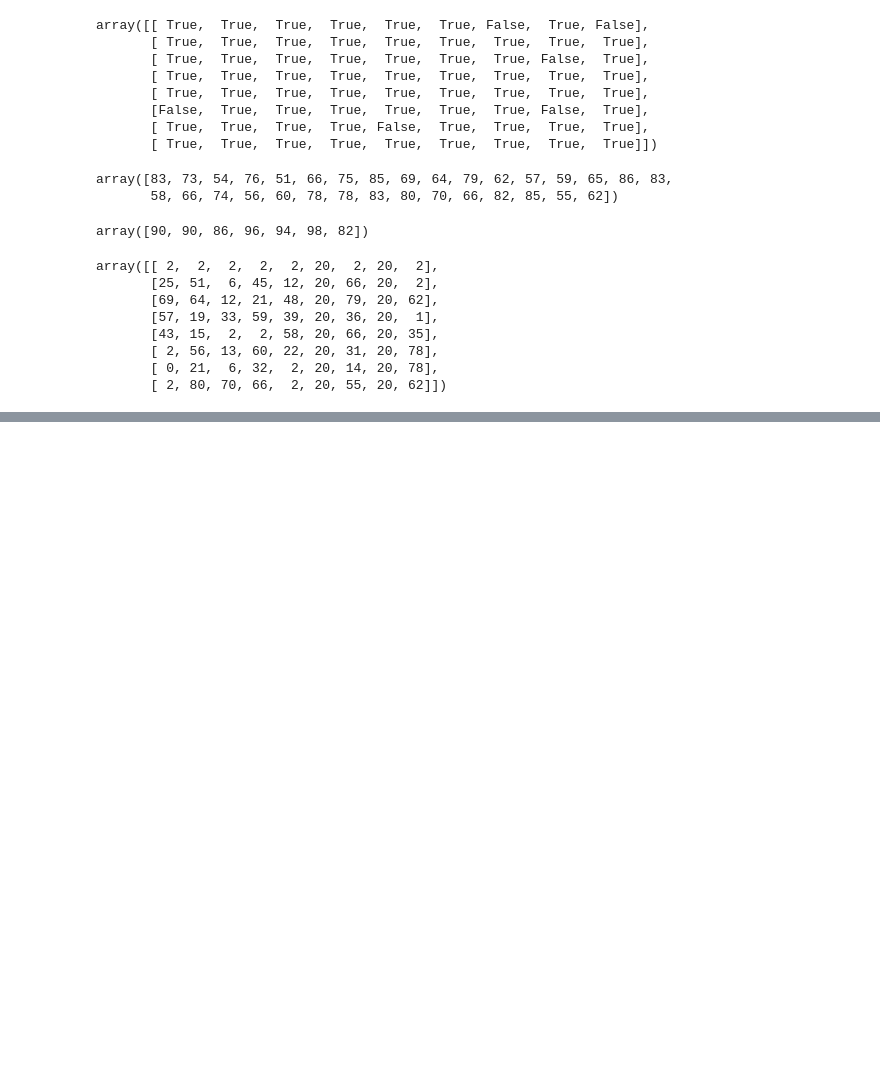
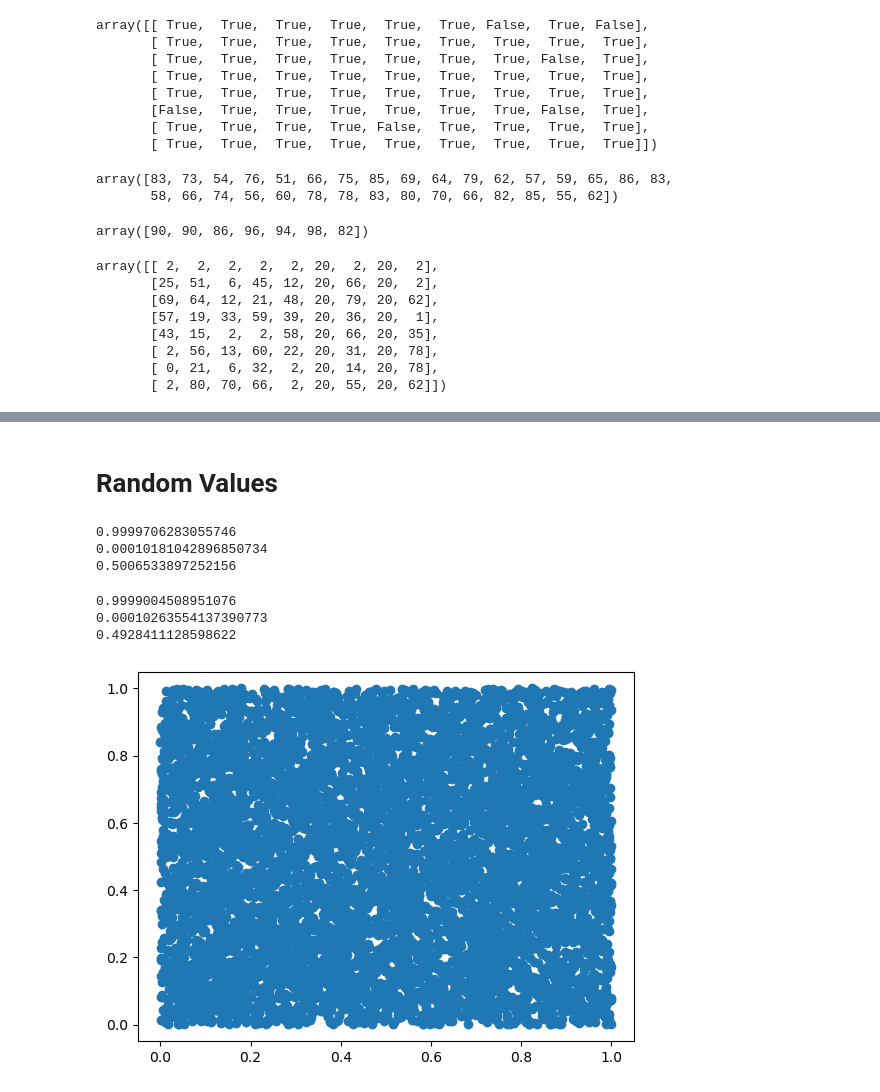
Before and after one commit to j33tu/mtech, a Jupyter notebook: Numpy.ipynb, the cells around one changed output, grey strips where cells are left out. Drawn from its saved outputs; the diff is of its cells as text; code cells hidden in the pictures; blank space fills up the shorter version.

```diff
--- a/Numpy.ipynb
+++ b/Numpy.ipynb
@@ -348,0 +526,24 @@ array([[ 2,  2,  2,  2,  2, 20,  2, 20,  2],
+# %% [markdown]
+# Random Values
+# %%
+n = np.random.rand(150,150) # Normal distribution framework
+print(n.max())
+print(n.min())
+print(n.mean())
+# %% [output]
+0.9999706283055746
+0.00010181042896850734
+0.5006533897252156
+# %%
+import matplotlib.pyplot as plt
+n = np.random.rand(50,150) # Normal distribution framework
+print(n.max())
+print(n.min())
+print(n.mean())
+plt.scatter(n,n.T)
+plt.show()
+# %% [output]
+0.9999004508951076
+0.00010263554137390773
+0.4928411128598622
+[figure, added]
```
Also changed, not shown: parts of 17 cells of this notebook.
